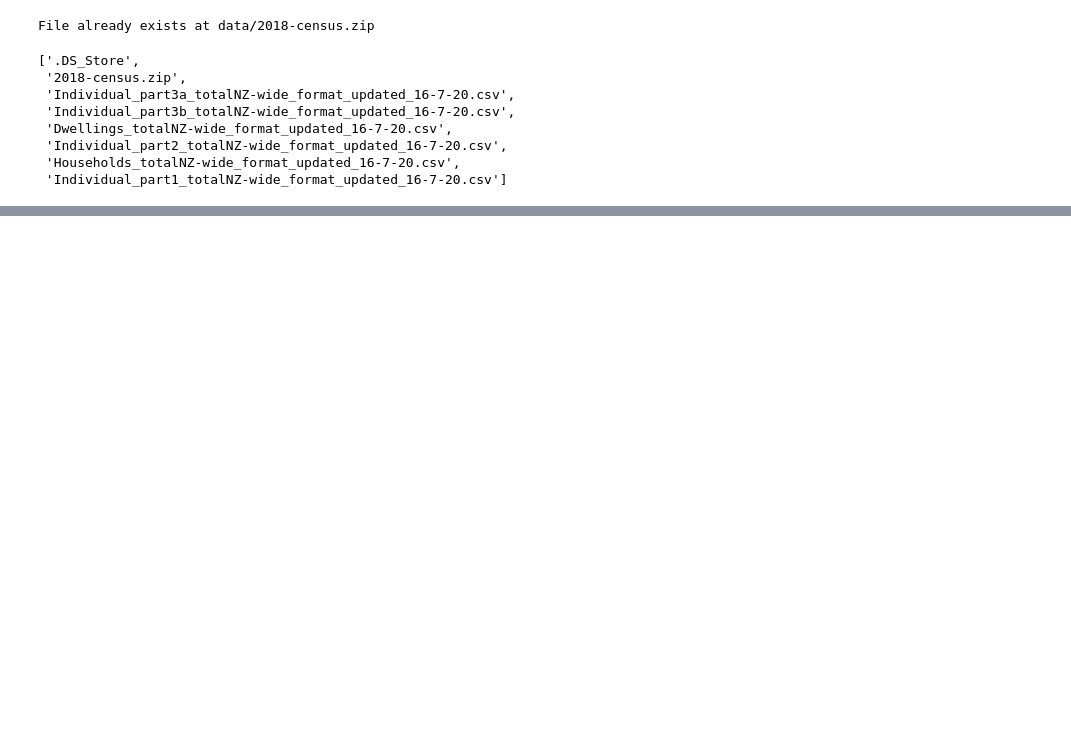
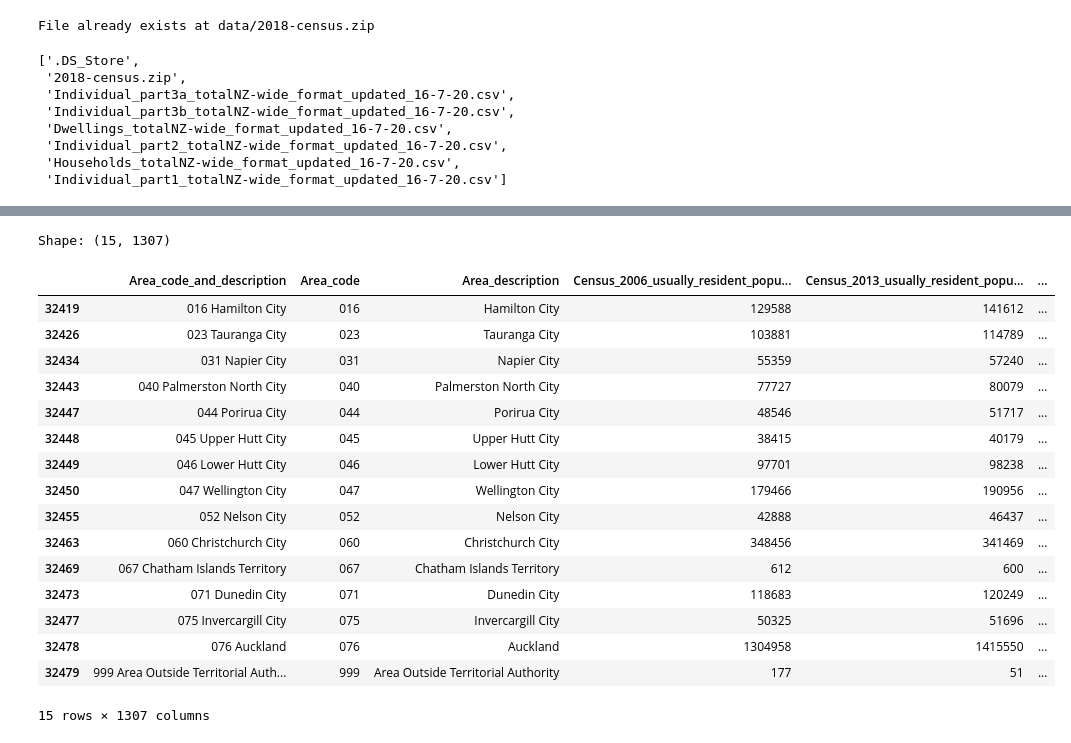
Before and after one commit to hlm628/hackanoho-2025, a Jupyter notebook: hackanoho-2025.ipynb, the cells around one changed output, grey strips where cells are left out. Cells and saved outputs as stored; diff of their text form; code cells hidden in the pictures; blank space fills up the shorter version.

```diff
--- a/hackanoho-2025.ipynb
+++ b/hackanoho-2025.ipynb
@@ -78,0 +233,5 @@ df.head()
+# %%
+# and DHBs
+DHB_df = individual_df[individual_df.iloc[:,0].apply(lambda x: str(x).startswith('DHB'))]
+print(f"Shape: {DHB_df.shape}")
+DHB_df.tail()
@@ -78,0 +247,3 @@ df.head()
+# %%
+individual_df = individual_df.drop(DHB_df.index)
+individual_df.head()
@@ -78,0 +258,5 @@ df.head()
+# %%
+# and districts
+district_df = individual_df[individual_df.iloc[:,0].apply(lambda x: str(x).endswith('District'))]
+print(f"Shape: {district_df.shape}")
+district_df.tail()
@@ -78,0 +283,24 @@ df.head()
+# %%
+# cities seem to start with 3-digit numbers (these are territorial authorities)
+TA_df = individual_df[individual_df.iloc[:,0].apply(lambda x: str(x)[:3].isnumeric())]
+print(f"Shape: {TA_df.shape}")
+TA_df
+# %% [output]
+Shape: (15, 1307)
+|  | Area_code_and_description | Area_code | Area_description | Census_2006_usually_resident_popu... | Census_2013_usually_resident_popu... | ... |
+| 32419 | 016 Hamilton City | 016 | Hamilton City | 129588 | 141612 | ... |
+| 32426 | 023 Tauranga City | 023 | Tauranga City | 103881 | 114789 | ... |
+| 32434 | 031 Napier City | 031 | Napier City | 55359 | 57240 | ... |
+| 32443 | 040 Palmerston North City | 040 | Palmerston North City | 77727 | 80079 | ... |
+| 32447 | 044 Porirua City | 044 | Porirua City | 48546 | 51717 | ... |
+| 32448 | 045 Upper Hutt City | 045 | Upper Hutt City | 38415 | 40179 | ... |
+| 32449 | 046 Lower Hutt City | 046 | Lower Hutt City | 97701 | 98238 | ... |
+| 32450 | 047 Wellington City | 047 | Wellington City | 179466 | 190956 | ... |
+| 32455 | 052 Nelson City | 052 | Nelson City | 42888 | 46437 | ... |
+| 32463 | 060 Christchurch City | 060 | Christchurch City | 348456 | 341469 | ... |
+| 32469 | 067 Chatham Islands Territory | 067 | Chatham Islands Territory | 612 | 600 | ... |
+| 32473 | 071 Dunedin City | 071 | Dunedin City | 118683 | 120249 | ... |
+| 32477 | 075 Invercargill City | 075 | Invercargill City | 50325 | 51696 | ... |
+| 32478 | 076 Auckland | 076 | Auckland | 1304958 | 1415550 | ... |
+| 32479 | 999 Area Outside Territorial Auth... | 999 | Area Outside Territorial Authority | 177 | 51 | ... |
+15 rows × 1307 columns
```
Also changed, not shown: parts of 30 cells of this notebook, 2 other files.
